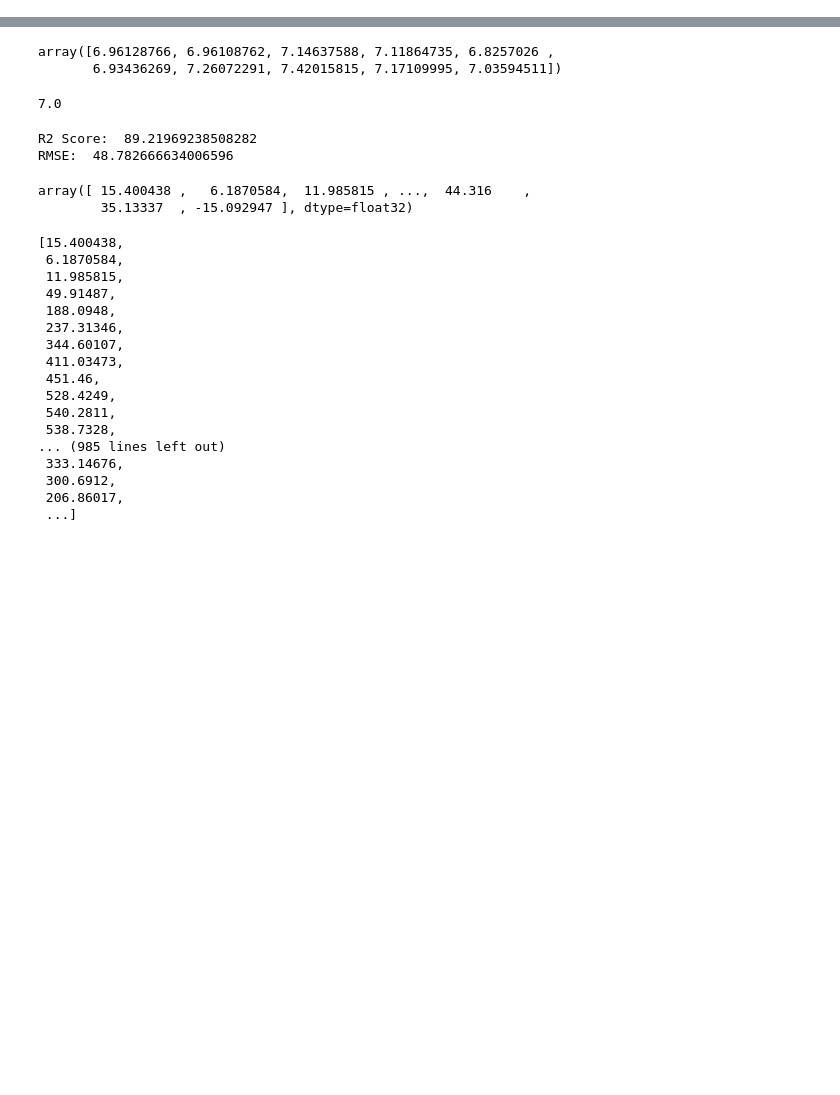
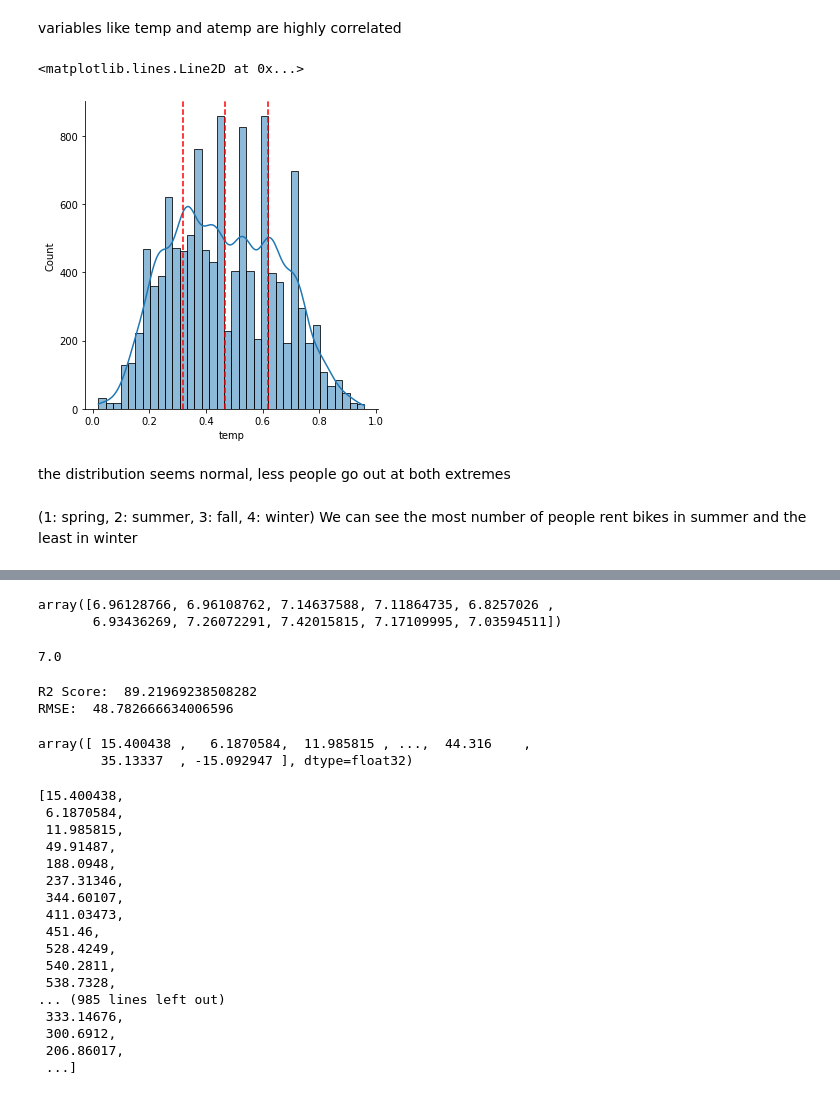
Before and after one commit to KevinG91/Bike_rental_machine_learning, a Jupyter notebook: Bikes_Learning.ipynb, the cells around one changed output, grey strips where cells are left out. Cells and saved outputs as stored; diff of their text form; code cells hidden in the pictures; blank space fills up the shorter version.

```diff
--- a/Bikes_Learning.ipynb
+++ b/Bikes_Learning.ipynb
@@ -18,0 +101,13 @@ Index(['instant', 'dteday', 'season', 'yr', 'mnth', 'hr', 'holiday', 'weekday',
+# %% [markdown]
+variables like temp and atemp are highly correlated
+# %%
+sns.displot(x="temp", data=bikes_train, kde=True)
+description = bikes_train['temp'].describe()
+plt.axvline(description["25%"], ls="--", color='r')
+plt.axvline(description["mean"], ls="--", color='r')
+plt.axvline(description["75%"], ls="--", color='r')
+# %% [output]
+<matplotlib.lines.Line2D at 0x...>
+[figure, added]
+# %% [markdown]
+the distribution seems normal, less people go out at both extremes
@@ -18,0 +123,3 @@ Index(['instant', 'dteday', 'season', 'yr', 'mnth', 'hr', 'holiday', 'weekday',
+# %% [markdown]
+(1: spring, 2: summer, 3: fall, 4: winter)
+We can see the most number of people rent bikes in summer and the least in winter
```
Also changed, not shown: parts of 16 cells of this notebook, 3 other files.
